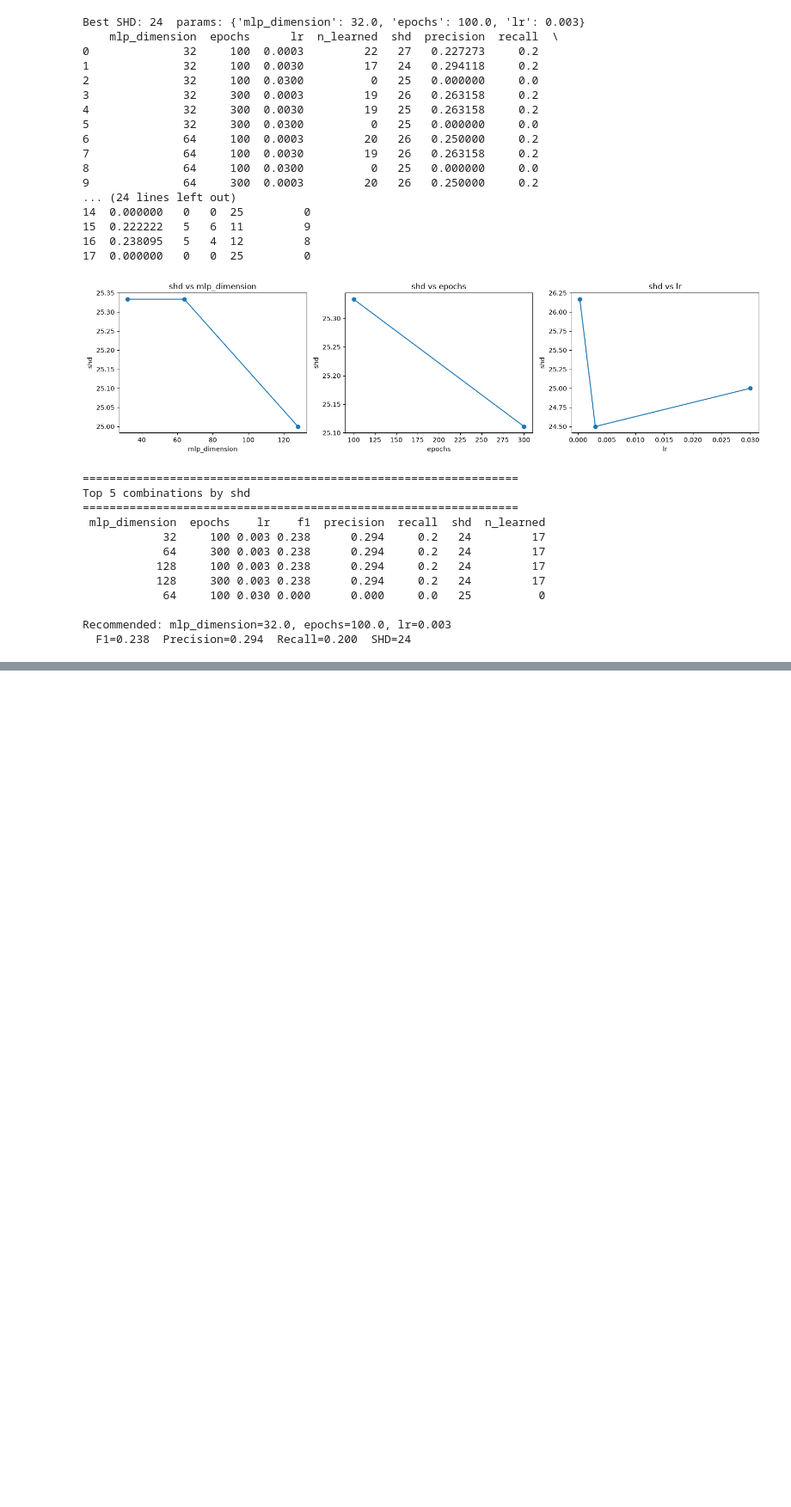
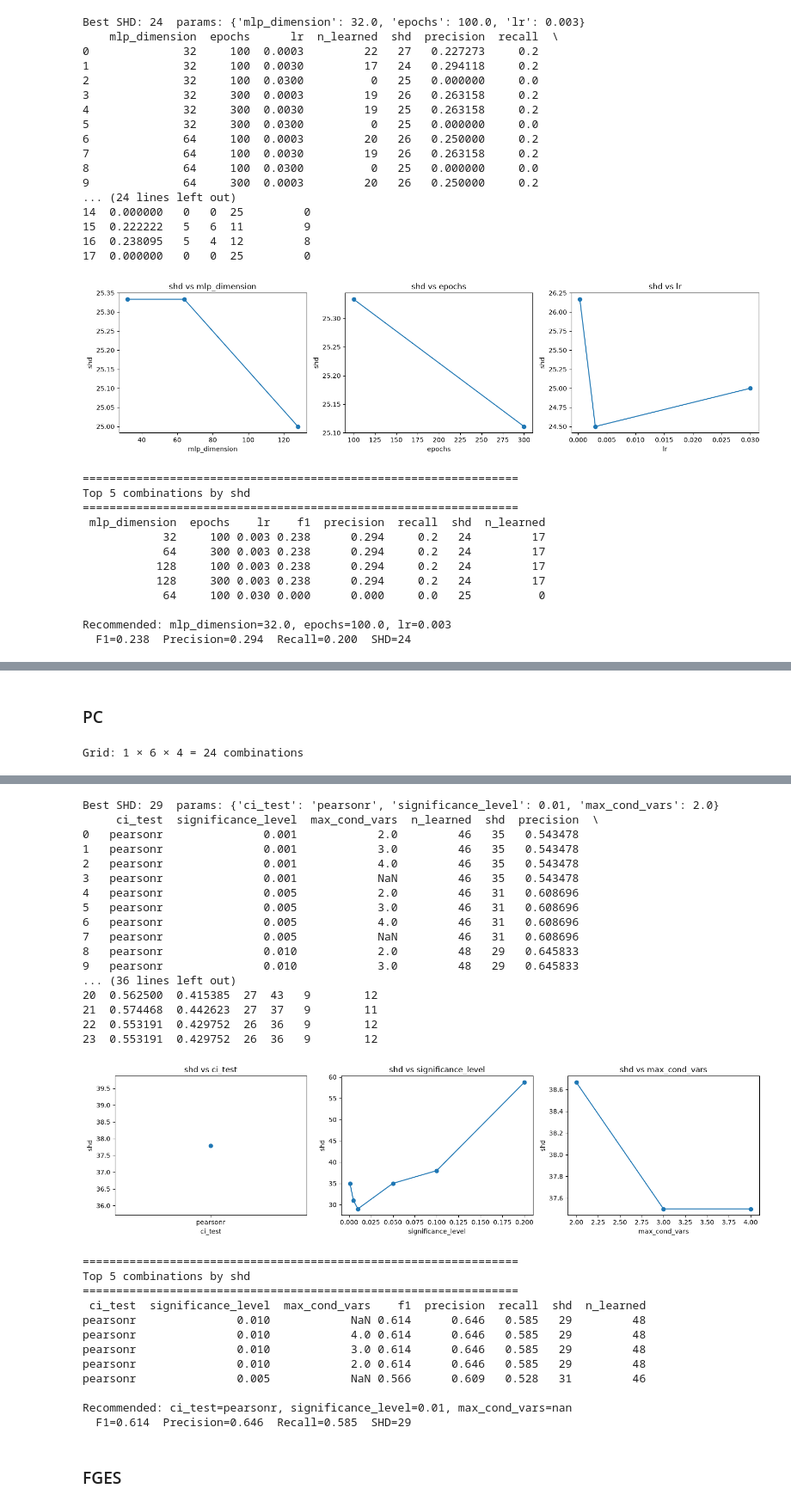
Before and after one commit to Tarekun/bayesian-continuous, a Jupyter notebook: gridsearch.ipynb, the cells around one changed output, grey strips where cells are left out. Shown at 86% size. Cells and saved outputs as stored; diff of their text form; code cells hidden in the pictures; blank space fills up the shorter version.

```diff
--- a/gridsearch.ipynb
+++ b/gridsearch.ipynb
@@ -773,0 +841,11 @@ Recommended: mlp_dimension=32.0, epochs=100.0, lr=0.003
+# %% [markdown]
+### PC
+# %%
+PC_BARLEY_PARAM_GRID = {
+    "ci_test":            ["pearsonr"],
+    "significance_level": [0.001, 0.005, 0.01, 0.05, 0.1, 0.2],
+    "max_cond_vars":      [2, 3, 4, None],
+}
+search_and_report(alarm_df, alarm_dag, PC_BARLEY_PARAM_GRID, "pc")
+# %% [output]
+Grid: 1 × 6 × 4 = 24 combinations
@@ -773,0 +869,32 @@ Recommended: mlp_dimension=32.0, epochs=100.0, lr=0.003
+Best SHD: 29  params: {'ci_test': 'pearsonr', 'significance_level': 0.01, 'max_cond_vars': 2.0}
+     ci_test  significance_level  max_cond_vars  n_learned  shd  precision  \
+0   pearsonr               0.001            2.0         46   35   0.543478
+1   pearsonr               0.001            3.0         46   35   0.543478
+2   pearsonr               0.001            4.0         46   35   0.543478
+3   pearsonr               0.001            NaN         46   35   0.543478
+4   pearsonr               0.005            2.0         46   31   0.608696
+5   pearsonr               0.005            3.0         46   31   0.608696
+6   pearsonr               0.005            4.0         46   31   0.608696
+7   pearsonr               0.005            NaN         46   31   0.608696
+8   pearsonr               0.010            2.0         48   29   0.645833
+9   pearsonr               0.010            3.0         48   29   0.645833
+... (36 lines left out)
+20  0.562500  0.415385  27  43   9        12
+21  0.574468  0.442623  27  37   9        11
+22  0.553191  0.429752  26  36   9        12
+23  0.553191  0.429752  26  36   9        12
+[figure, added]
+=================================================================
+Top 5 combinations by shd
+=================================================================
+ ci_test  significance_level  max_cond_vars    f1  precision  recall  shd  n_learned
+pearsonr               0.010            NaN 0.614      0.646   0.585   29         48
+pearsonr               0.010            4.0 0.614      0.646   0.585   29         48
+pearsonr               0.010            3.0 0.614      0.646   0.585   29         48
+pearsonr               0.010            2.0 0.614      0.646   0.585   29         48
+pearsonr               0.005            NaN 0.566      0.609   0.528   31         46
+
+Recommended: ci_test=pearsonr, significance_level=0.01, max_cond_vars=nan
+  F1=0.614  Precision=0.646  Recall=0.585  SHD=29
+# %% [markdown]
+### FGES
```
Also changed, not shown: parts of 9 cells of this notebook, 2 other files.
